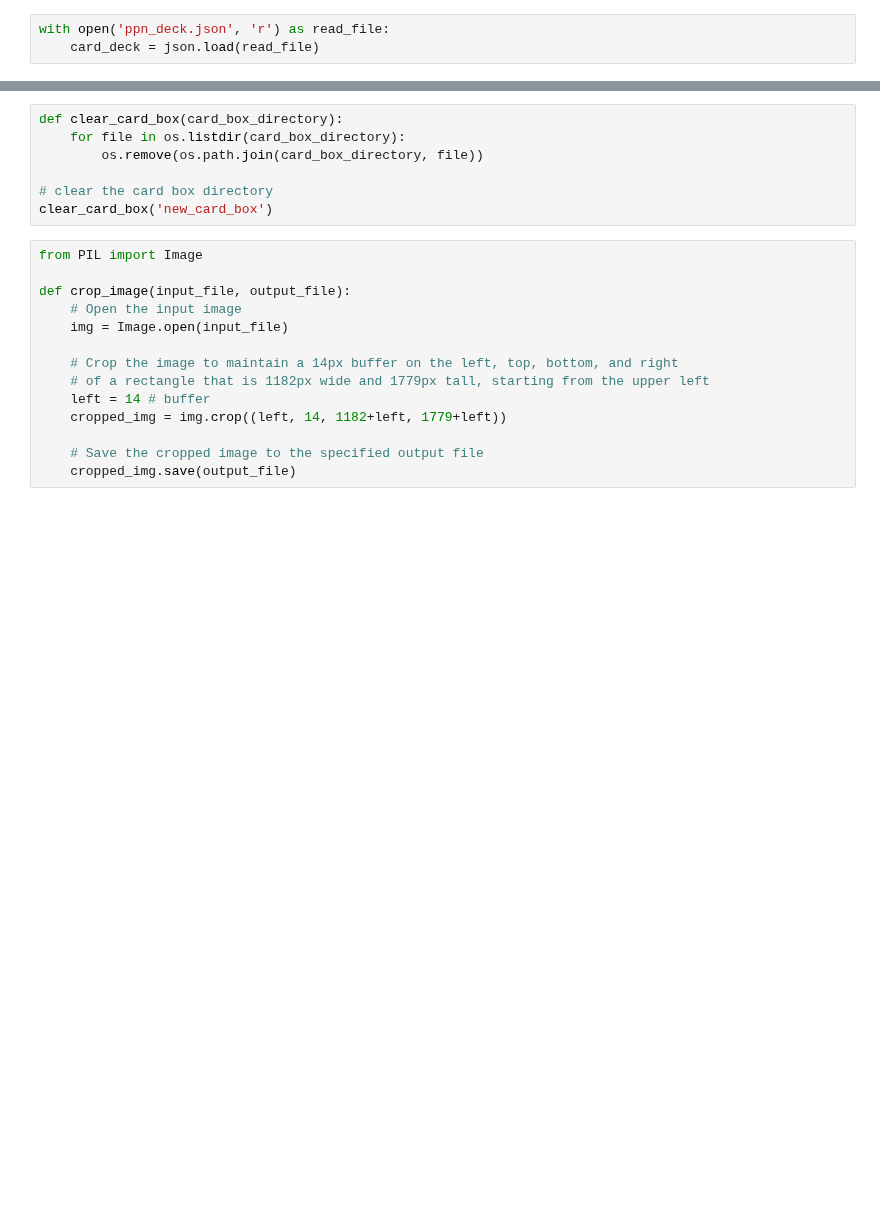
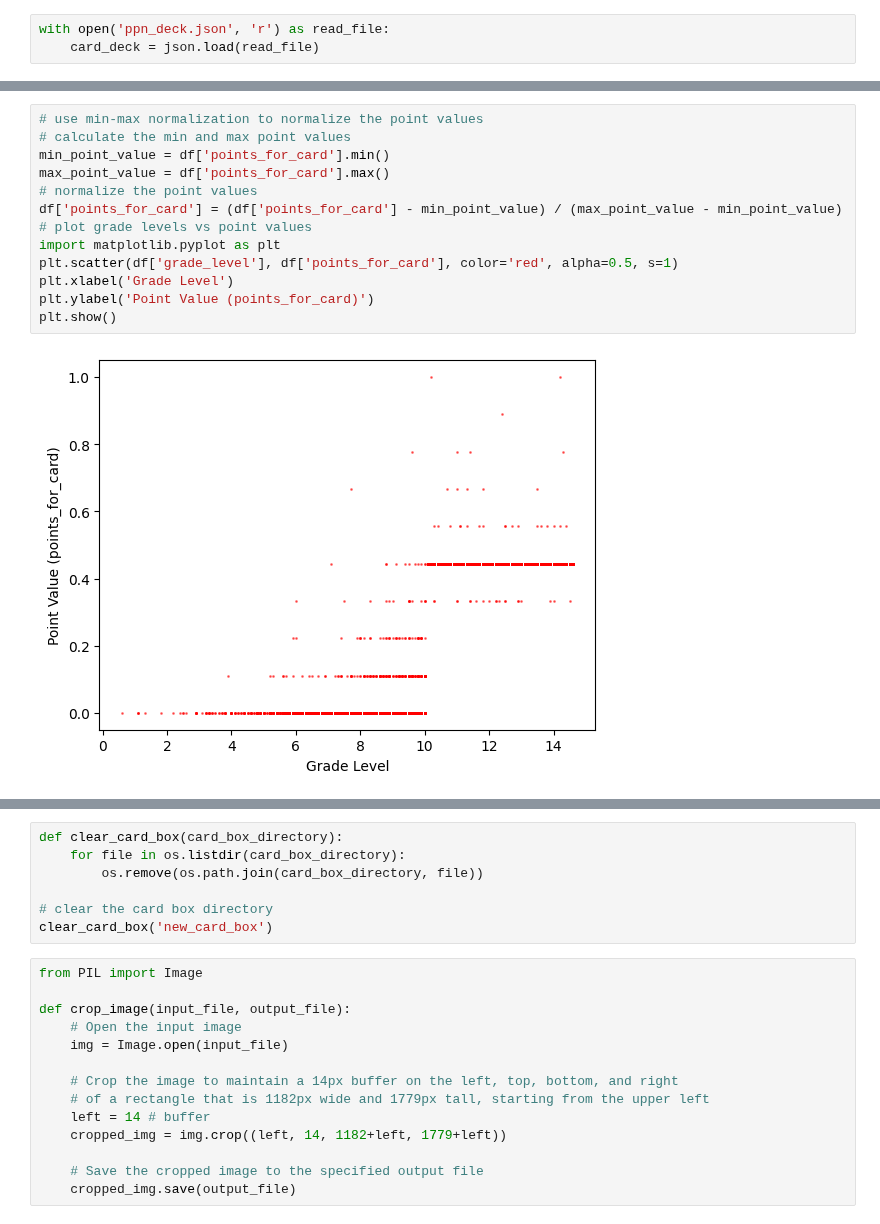
Before and after one commit to grahamwaters/Mimikers, a Jupyter notebook: card_creator.ipynb, the cells around one changed output, grey strips where cells are left out. Cells and saved outputs as stored; diff of their text form; blank space fills up the shorter version.

```diff
--- a/card_creator.ipynb
+++ b/card_creator.ipynb
@@ -30,0 +231,15 @@ with open('ppn_deck.json', 'r') as read_file:
+# %%
+# use min-max normalization to normalize the point values
+# calculate the min and max point values
+min_point_value = df['points_for_card'].min()
+max_point_value = df['points_for_card'].max()
+# normalize the point values
+df['points_for_card'] = (df['points_for_card'] - min_point_value) / (max_point_value - min_point_value)
+# plot grade levels vs point values
+import matplotlib.pyplot as plt
+plt.scatter(df['grade_level'], df['points_for_card'], color='red', alpha=0.5, s=1)
+plt.xlabel('Grade Level')
+plt.ylabel('Point Value (points_for_card)')
+plt.show()
+# %% [output]
+[figure, added]
```
Also changed, not shown: parts of 17 cells of this notebook, 14 other files.
